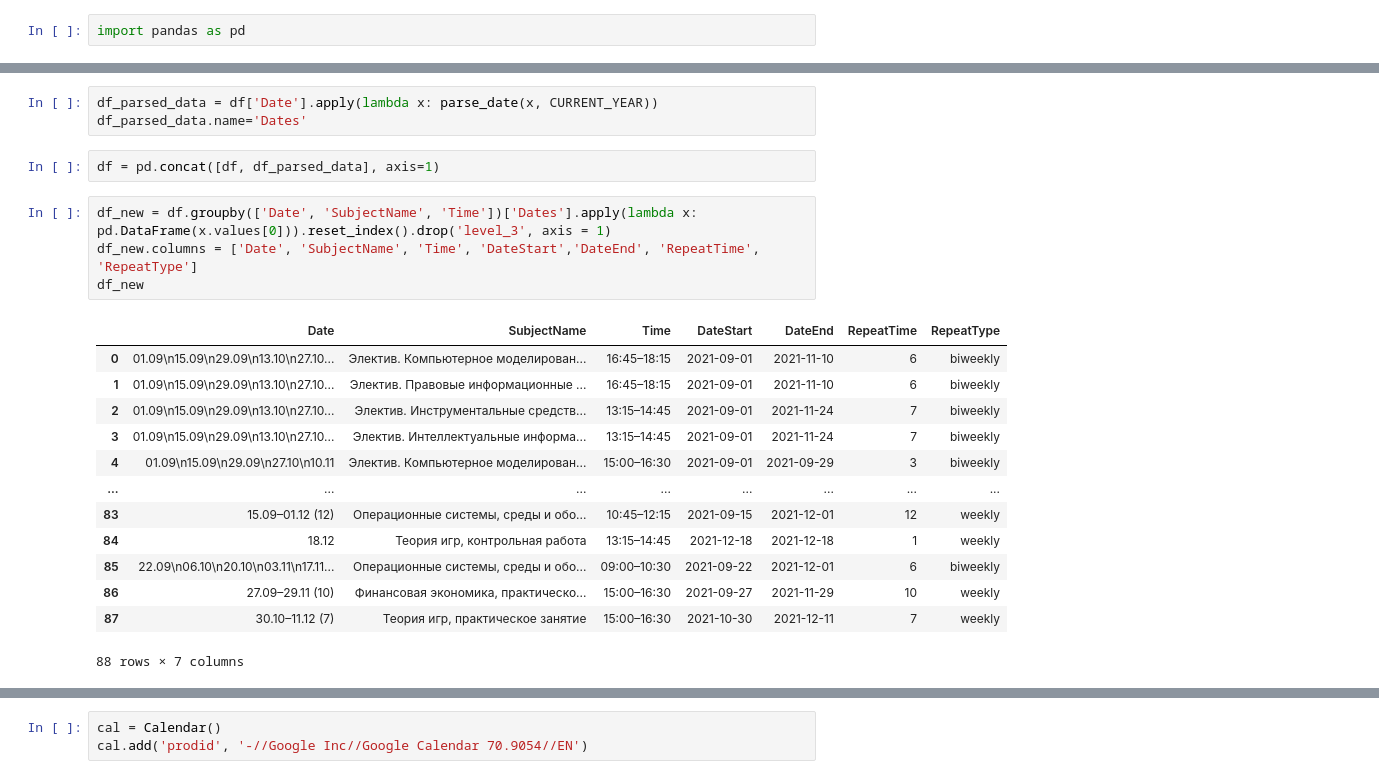
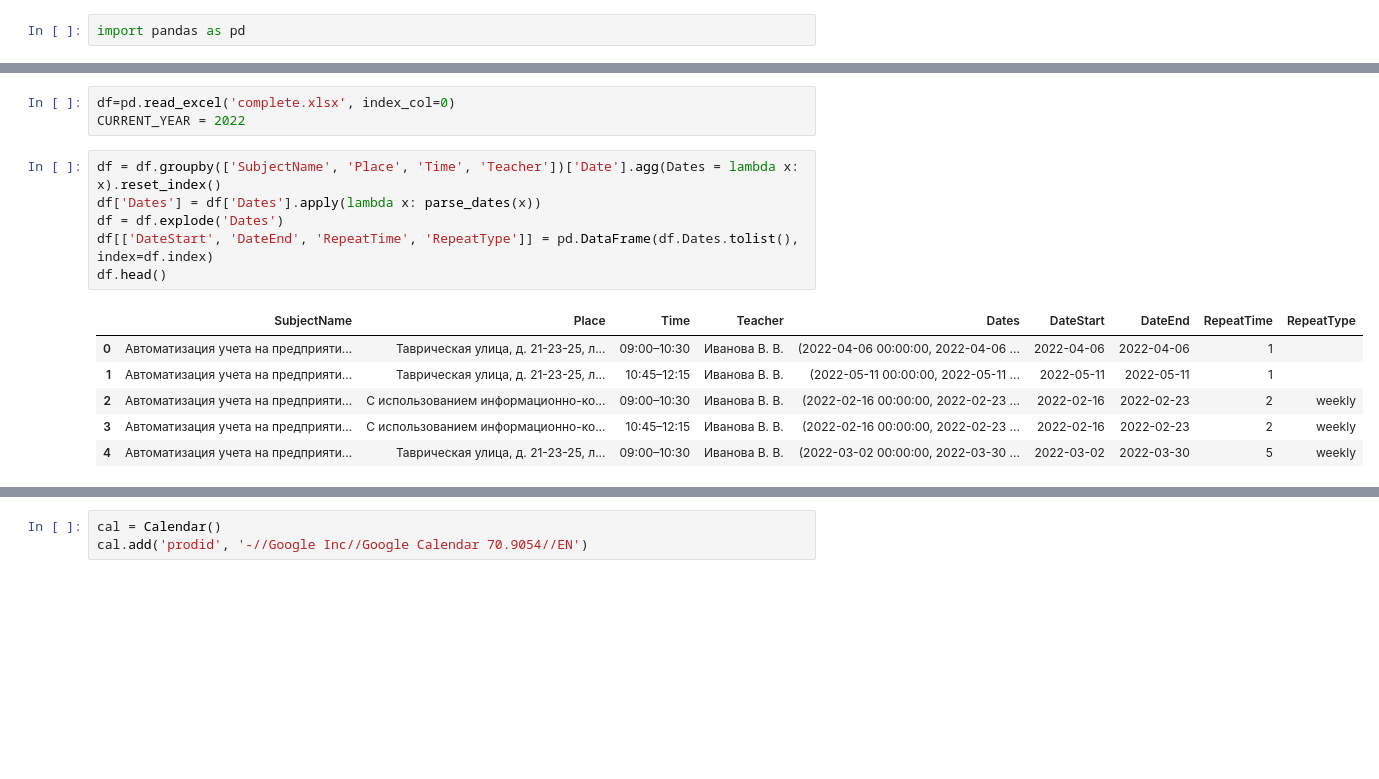
Before and after one commit to Karpovich-alex/spbuScheduleConvertor, a Jupyter notebook: parsing_excel.ipynb, the cells around one changed output, grey strips where cells are left out. Saved outputs shown, nothing was run; the diff lists cells and outputs as text; blank space fills up the shorter version.

Commit message:
Add parsing from excels to one excel feature

```diff
--- a/parsing_excel.ipynb
+++ b/parsing_excel.ipynb
@@ -83,23 +3,16 @@ datetime.date(2021, 9, 11)
-# %%
-df_parsed_data = df['Date'].apply(lambda x: parse_date(x, CURRENT_YEAR))
-df_parsed_data.name='Dates'
-# %%
-df = pd.concat([df, df_parsed_data], axis=1)
-# %%
-df_new = df.groupby(['Date', 'SubjectName', 'Time'])['Dates'].apply(lambda x: pd.DataFrame(x.values[0])).reset_index().drop('level_3', axis = 1)
-df_new.columns = ['Date', 'SubjectName', 'Time', 'DateStart','DateEnd', 'RepeatTime', 'RepeatType']
-df_new
-# %% [output]
-|  | Date | SubjectName | Time | DateStart | DateEnd | RepeatTime | RepeatType |
-| 0 | 01.09\n15.09\n29.09\n13.10\n27.10... | Электив. Компьютерное моделирован... | 16:45–18:15 | 2021-09-01 | 2021-11-10 | 6 | biweekly |
-| 1 | 01.09\n15.09\n29.09\n13.10\n27.10... | Электив. Правовые информационные ... | 16:45–18:15 | 2021-09-01 | 2021-11-10 | 6 | biweekly |
-| 2 | 01.09\n15.09\n29.09\n13.10\n27.10... | Электив. Инструментальные средств... | 13:15–14:45 | 2021-09-01 | 2021-11-24 | 7 | biweekly |
-| 3 | 01.09\n15.09\n29.09\n13.10\n27.10... | Электив. Интеллектуальные информа... | 13:15–14:45 | 2021-09-01 | 2021-11-24 | 7 | biweekly |
-| 4 | 01.09\n15.09\n29.09\n27.10\n10.11 | Электив. Компьютерное моделирован... | 15:00–16:30 | 2021-09-01 | 2021-09-29 | 3 | biweekly |
-| ... | ... | ... | ... | ... | ... | ... | ... |
-| 83 | 15.09–01.12 (12) | Операционные системы, среды и обо... | 10:45–12:15 | 2021-09-15 | 2021-12-01 | 12 | weekly |
-| 84 | 18.12 | Теория игр, контрольная работа | 13:15–14:45 | 2021-12-18 | 2021-12-18 | 1 | weekly |
-| 85 | 22.09\n06.10\n20.10\n03.11\n17.11... | Операционные системы, среды и обо... | 09:00–10:30 | 2021-09-22 | 2021-12-01 | 6 | biweekly |
-| 86 | 27.09–29.11 (10) | Финансовая экономика, практическо... | 15:00–16:30 | 2021-09-27 | 2021-11-29 | 10 | weekly |
-| 87 | 30.10–11.12 (7) | Теория игр, практическое занятие | 15:00–16:30 | 2021-10-30 | 2021-12-11 | 7 | weekly |
-88 rows × 7 columns
+# %%
+df=pd.read_excel('complete.xlsx', index_col=0)
+CURRENT_YEAR = 2022
+# %%
+df = df.groupby(['SubjectName', 'Place', 'Time', 'Teacher'])['Date'].agg(Dates = lambda x: x).reset_index()
+df['Dates'] = df['Dates'].apply(lambda x: parse_dates(x))
+df = df.explode('Dates')
+df[['DateStart', 'DateEnd', 'RepeatTime', 'RepeatType']] = pd.DataFrame(df.Dates.tolist(), index=df.index)
+df.head()
+# %% [output]
+|  | SubjectName | Place | Time | Teacher | Dates | DateStart | DateEnd | RepeatTime | RepeatType |
+| 0 | Автоматизация учета на предприяти... | Таврическая улица, д. 21-23-25, л... | 09:00–10:30 | Иванова В. В. | (2022-04-06 00:00:00, 2022-04-06 ... | 2022-04-06 | 2022-04-06 | 1 |  |
+| 1 | Автоматизация учета на предприяти... | Таврическая улица, д. 21-23-25, л... | 10:45–12:15 | Иванова В. В. | (2022-05-11 00:00:00, 2022-05-11 ... | 2022-05-11 | 2022-05-11 | 1 |  |
+| 2 | Автоматизация учета на предприяти... | С использованием информационно-ко... | 09:00–10:30 | Иванова В. В. | (2022-02-16 00:00:00, 2022-02-23 ... | 2022-02-16 | 2022-02-23 | 2 | weekly |
+| 3 | Автоматизация учета на предприяти... | С использованием информационно-ко... | 10:45–12:15 | Иванова В. В. | (2022-02-16 00:00:00, 2022-02-23 ... | 2022-02-16 | 2022-02-23 | 2 | weekly |
+| 4 | Автоматизация учета на предприяти... | Таврическая улица, д. 21-23-25, л... | 09:00–10:30 | Иванова В. В. | (2022-03-02 00:00:00, 2022-03-30 ... | 2022-03-02 | 2022-03-30 | 5 | weekly |
```
Also changed, not shown: parts of 23 cells of this notebook, 1 other file.
